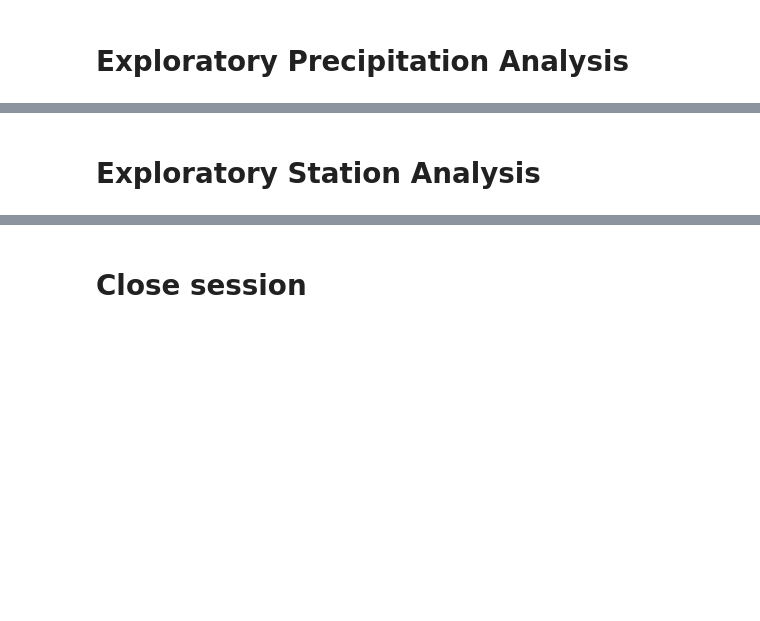
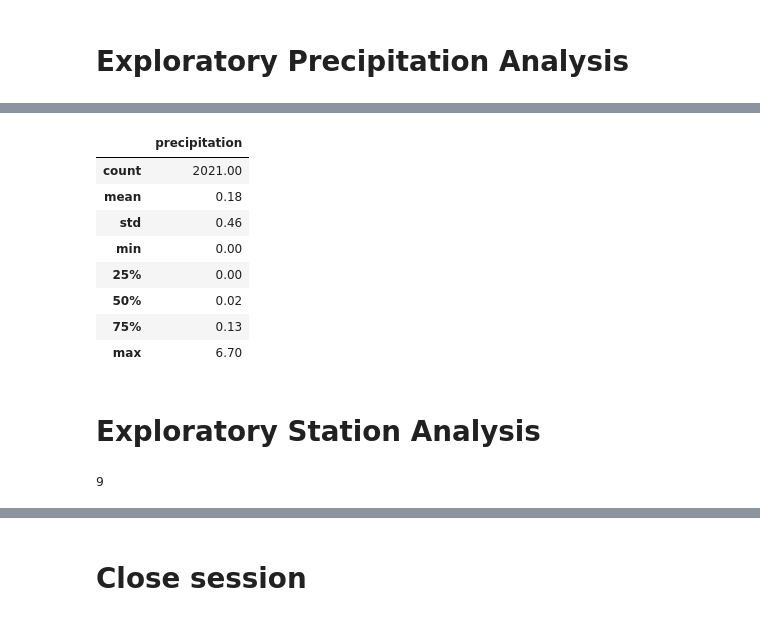
Before and after one commit to willserene/SQLAlchemy_Challenge, a Jupyter notebook: climate_starter.ipynb, the cells around one changed output, grey strips where cells are left out. Saved outputs shown, nothing was run; the diff lists cells and outputs as text; code cells hidden in the pictures; blank space fills up the shorter version.

```diff
--- a/climate_starter.ipynb
+++ b/climate_starter.ipynb
@@ -155,8 +107,24 @@ precip_df.head()
 # %%
-# Use Pandas to calcualte the summary statistics for the precipitation data
+# Use Pandas to print the summary statistics for the precipitation data
+
+precip_df.describe(include='all').round(2)
+# %% [output]
+|  | precipitation |
+| count | 2021.00 |
+| mean | 0.18 |
+| std | 0.46 |
+| min | 0.00 |
+| 25% | 0.00 |
+| 50% | 0.02 |
+| 75% | 0.13 |
+| max | 6.70 |
 # %% [markdown]
 # Exploratory Station Analysis
 # %%
 # Design a query to calculate the total number stations in the dataset
+
+session.query(Station.station).distinct().count()
+# %% [output]
+9
 # %%
 # Design a query to find the most active stations (i.e. what stations have the most rows?)
```
Also changed, not shown: parts of 10 cells of this notebook, 2 other files.
